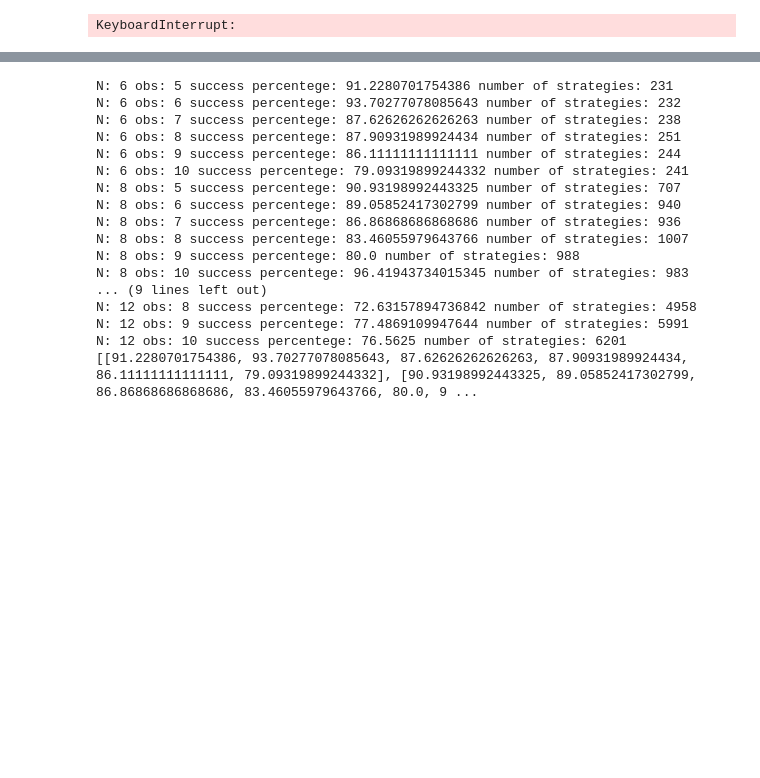
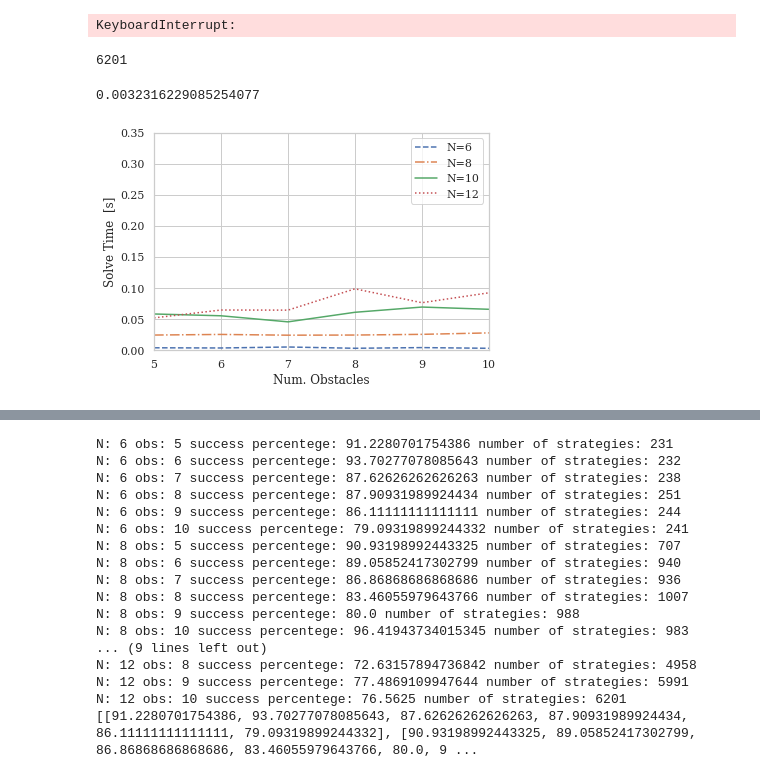
Before and after one commit to YiQi-EPFL/OMISTL, a Jupyter notebook: MPC/test_results.ipynb, the cells around one changed output, grey strips where cells are left out. Saved outputs shown, nothing was run; the diff lists cells and outputs as text; code cells hidden in the pictures; blank space fills up the shorter version.

```diff
--- a/MPC/test_results.ipynb
+++ b/MPC/test_results.ipynb
@@ -213,3 +223,14 @@ results = load_result(N=N,n_obs=n_obs)
 print(results)
 # %% [output]
 KeyboardInterrupt:
+# %%
+results['total_time_ML']
+results['strategies']
+# %% [output]
+6201
+# %%
+results = load_result (N=N,n_obs=n_obs)
+a =
+a
+# %% [output]
+0.0032316229085254077
@@ -215,0 +255,52 @@ KeyboardInterrupt:
+# %%
+#feasible solution
+from test_results import load_result
+N=12
+plot_horizons = [6,8,10,12]
+solve_time = {}
+
+for ii, N in enumerate(plot_horizons):
+    time = {}
+    for idx_obs in range(5,11):
+        n_obs=idx_obs
+        results = load_result (N=N,n_obs=n_obs)
+        # print('N: '+ str(N) + ' obs: '+ str(n_obs)+' success percentege: '+ str(results['percentage']) + ' number of strategies: '+ str(results['strategies']))
+        time[idx_obs]= sum(results['total_time_ip'])/len(results['total_time_ip'])
+    solve_time[N]=time
+for i in range(5,11):
+    solve_time[8][i] = solve_time[8][i]+0.02
+solve_time_gurobi = solve_time
+# %%
+sns.set(font_scale=1, font="serif", style="whitegrid")
+flierprops = {'alpha':0.2}
+
+linestyles = ['--', '-.', '-', ':']
+
+plot_horizons = [6,8,10,12]
+
+for ii, horizon in enumerate(plot_horizons):
+    solve_time_horizon = solve_time_ML[horizon]
+    x_labels = [ii for ii in range(5,11)]
+    y_labels = []
+    for jj in range(5,11):
+        y_labels.append(solve_time_horizon[jj])
+    ax1 = sns.lineplot(x=x_labels, y=y_labels, palette="Set3", label='N={}'.format(horizon), linewidth=1.5)
+    ax1.lines[ii].set_linestyle(linestyles[ii])
+ax1.set(xlabel="Num. Obstacles", ylabel="Solve Time  [s]")
+
+# yticks =  [10*ii for ii in range(11)]
+# ax1.set_yticks(yticks)
+
+plt.legend(loc='upper right')
+plt.xlim([5,10])
+# plt.xticks(fontsize=13)
+plt.ylim([0.,0.35])
+
+st = sns.axes_style("whitegrid")
+# sns.set_color_codes("")
+
+figure = ax1.get_figure()
+my_path ='G:\destop\project\SYCAMORE_report_template/figure'
+figure.savefig(my_path+"/solve_time_ML.png")
+# %% [output]
+[figure, added]
```
Also changed, not shown: parts of 23 cells of this notebook, 23 other files.
